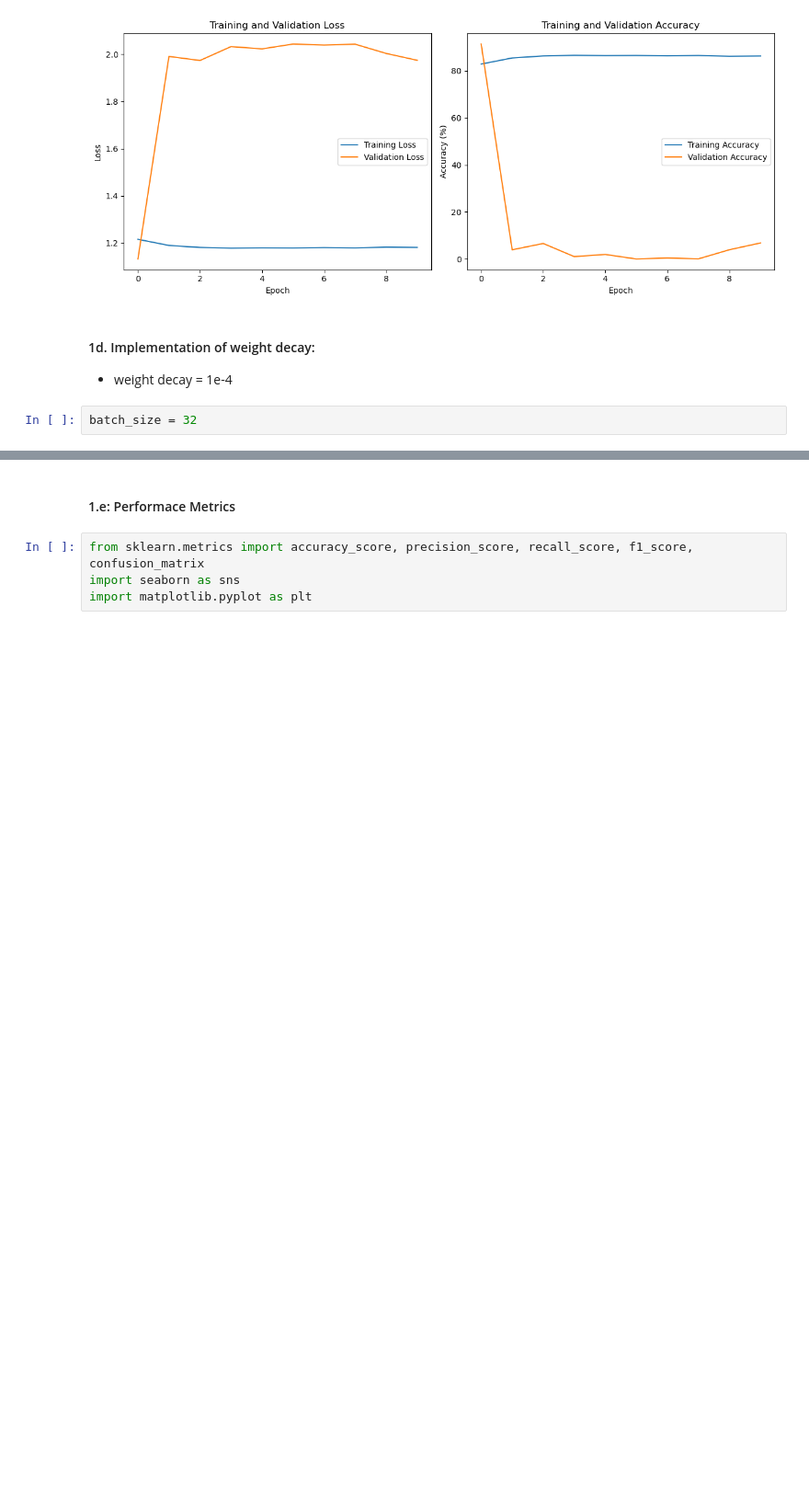
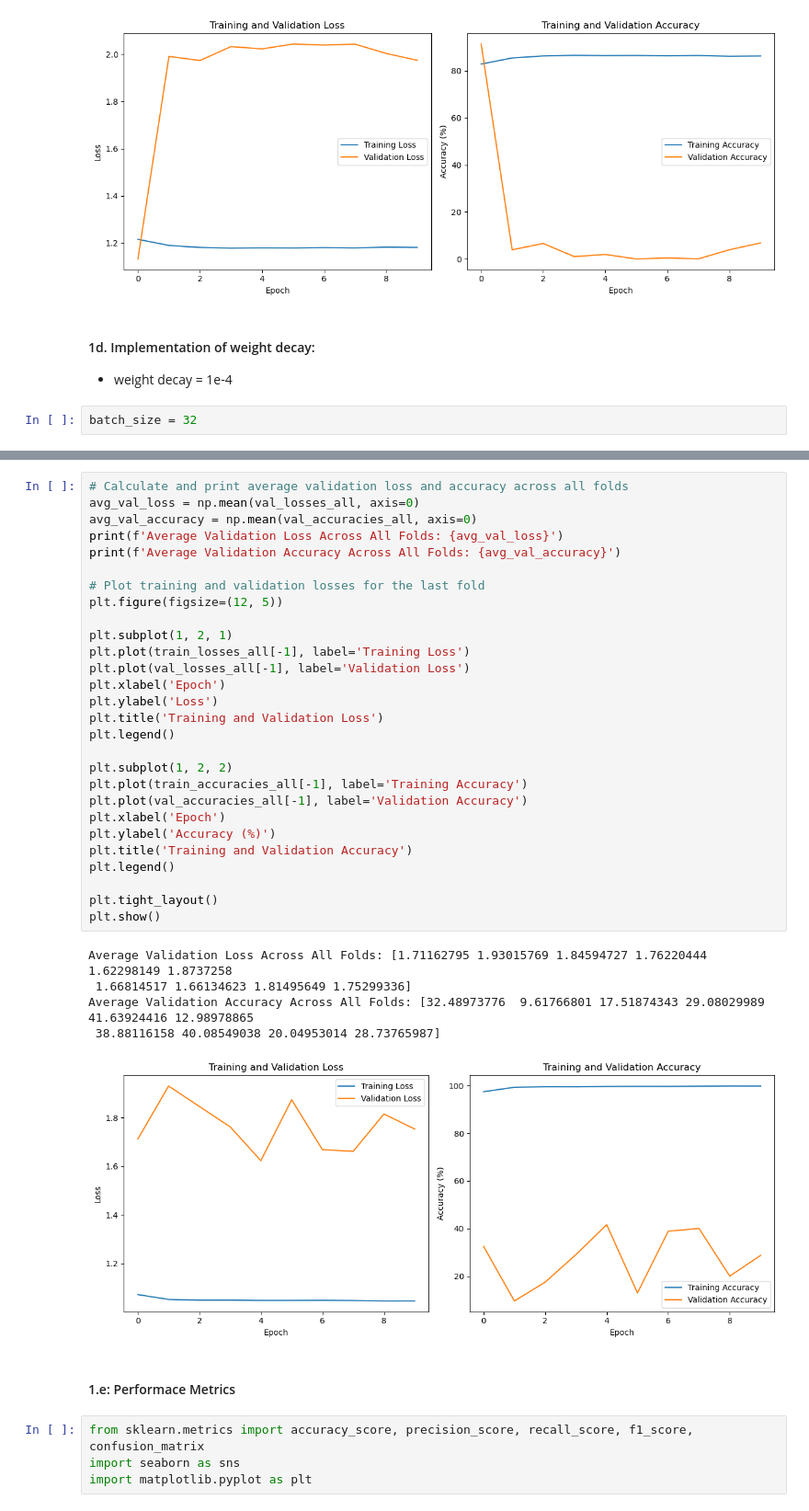
Before and after one commit to Simurgh818/Practical_2, a Jupyter notebook: Q1.ipynb, the cells around one changed output, grey strips where cells are left out. Shown at 92% size. Cells and saved outputs as stored; diff of their text form; blank space fills up the shorter version.

```diff
--- a/Q1.ipynb
+++ b/Q1.ipynb
@@ -725,3 +727,37 @@ Epoch [1/10], Train Loss: 1.4898, Val Loss: 2.0423, Train Accuracy: 55.68%, Val
+# %%
+# Calculate and print average validation loss and accuracy across all folds
+avg_val_loss = np.mean(val_losses_all, axis=0)
+avg_val_accuracy = np.mean(val_accuracies_all, axis=0)
+print(f'Average Validation Loss Across All Folds: {avg_val_loss}')
+print(f'Average Validation Accuracy Across All Folds: {avg_val_accuracy}')
+
+# Plot training and validation losses for the last fold
+plt.figure(figsize=(12, 5))
+
+plt.subplot(1, 2, 1)
+plt.plot(train_losses_all[-1], label='Training Loss')
+plt.plot(val_losses_all[-1], label='Validation Loss')
+plt.xlabel('Epoch')
+plt.ylabel('Loss')
+plt.title('Training and Validation Loss')
+plt.legend()
+
+plt.subplot(1, 2, 2)
+plt.plot(train_accuracies_all[-1], label='Training Accuracy')
+plt.plot(val_accuracies_all[-1], label='Validation Accuracy')
+plt.xlabel('Epoch')
+plt.ylabel('Accuracy (%)')
+plt.title('Training and Validation Accuracy')
+plt.legend()
+
+plt.tight_layout()
+plt.show()
+# %% [output]
+Average Validation Loss Across All Folds: [1.71162795 1.93015769 1.84594727 1.76220444 1.62298149 1.8737258
+ 1.66814517 1.66134623 1.81495649 1.75299336]
+Average Validation Accuracy Across All Folds: [32.48973776  9.61766801 17.51874343 29.08029989 41.63924416 12.98978865
+ 38.88116158 40.08549038 20.04953014 28.73765987]
+[figure, added]
 # %% [markdown]
 #### 1.e: Performace Metrics
 # %%
```
Also changed, not shown: parts of 3 cells of this notebook, 1 other file.
